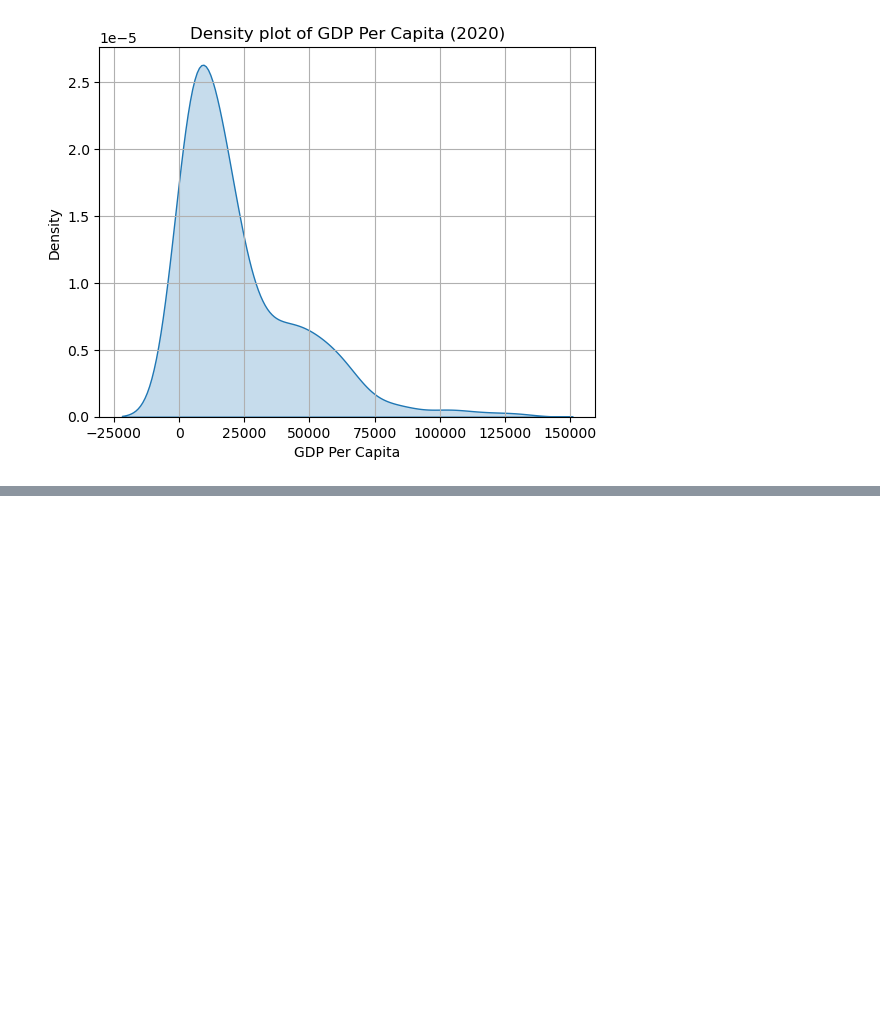
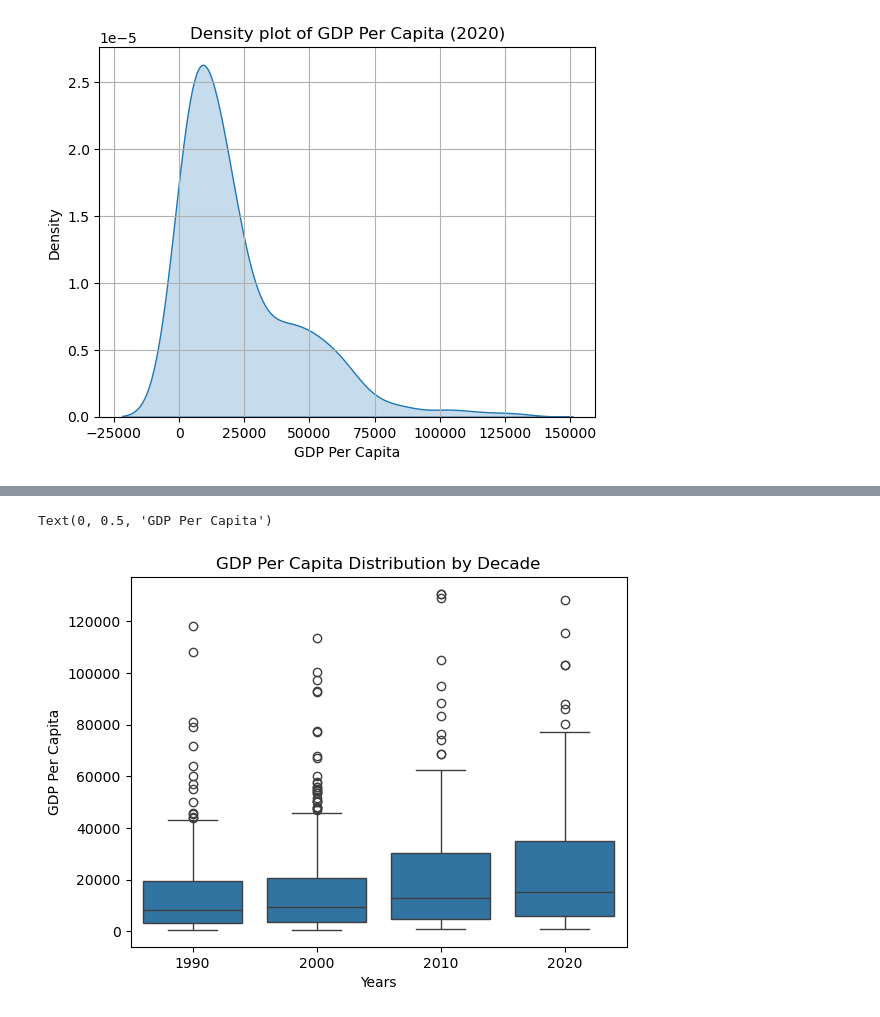
Before and after one commit to NSS-Data-Analytics-Cohort-15/un-exploration-ybayeh, a Jupyter notebook: notebooks/UNdata_yille.ipynb, the cells around one changed output, grey strips where cells are left out. Cells and saved outputs as stored; diff of their text form; code cells hidden in the pictures; blank space fills up the shorter version.

```diff
--- a/notebooks/UNdata_yille.ipynb
+++ b/notebooks/UNdata_yille.ipynb
@@ -125,0 +197,11 @@ round(median_gdp_df_2020, 2)
+# %%
+#Plot boxplot
+years =[1990, 2000, 2010, 2020]
+gdp_decades = gdp_df[gdp_df['Year'].isin(years)]
+sns.boxplot(x= gdp_decades['Year'], y= gdp_decades['GDP_Per_Capita'])
+plt.title('GDP Per Capita Distribution by Decade')
+plt.xlabel('Years')
+plt.ylabel('GDP Per Capita')
+# %% [output]
+Text(0, 0.5, 'GDP Per Capita')
+[figure, added]
```
Also changed, not shown: parts of 81 cells of this notebook.
